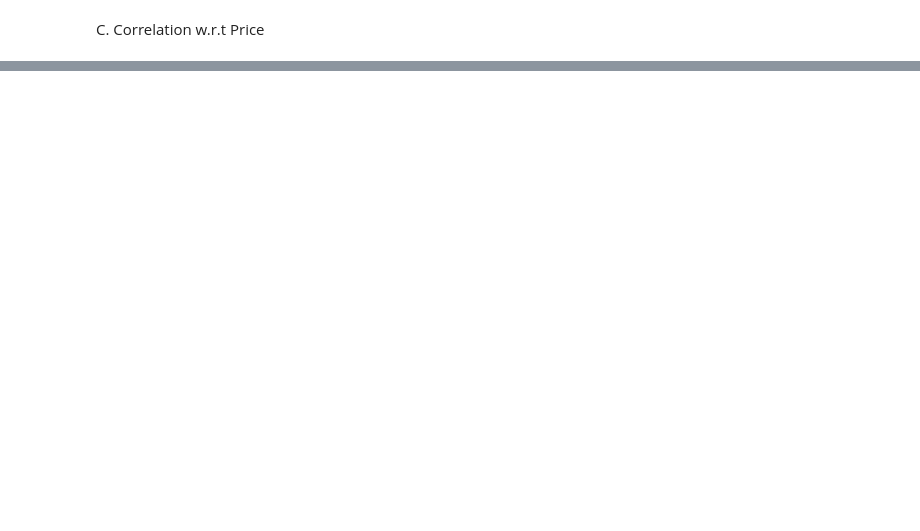
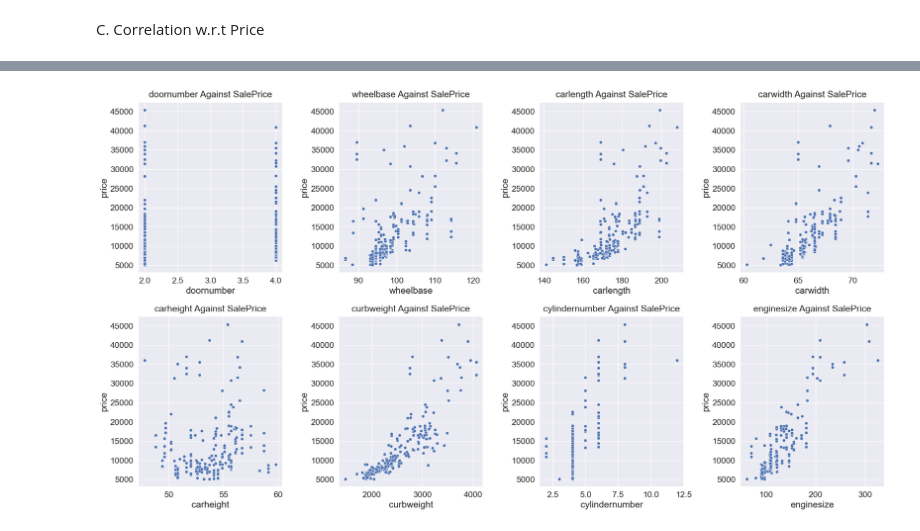
Before and after one commit to mideyolu/Car-Price-Prediction, a Jupyter notebook: car-price.ipynb, the cells around one changed output, grey strips where cells are left out. Drawn from its saved outputs; the diff is of its cells as text; code cells hidden in the pictures; blank space fills up the shorter version.

```diff
--- a/car-price.ipynb
+++ b/car-price.ipynb
@@ -407,0 +524,17 @@ plt.show()
+# %%
+num_col = train_data.select_dtypes(exclude=['object']).columns
+# %%
+#creeating a scatterplot function
+def scatter_plot(col_list):
+    plt.figure(figsize=(22,12))
+
+    for idx, col in enumerate(col_list):
+        plt.subplot(2,4, idx +1)
+        sns.scatterplot(x=col,y='price',data=train_data)
+        plt.title(f'{col} Against SalePrice',pad=10)
+        plt.tight_layout()
+    plt.show()
+# %%
+scatter_plot(num_col[0:8])
+# %% [output]
+[figure, added]
```
Also changed, not shown: parts of 43 cells of this notebook.
